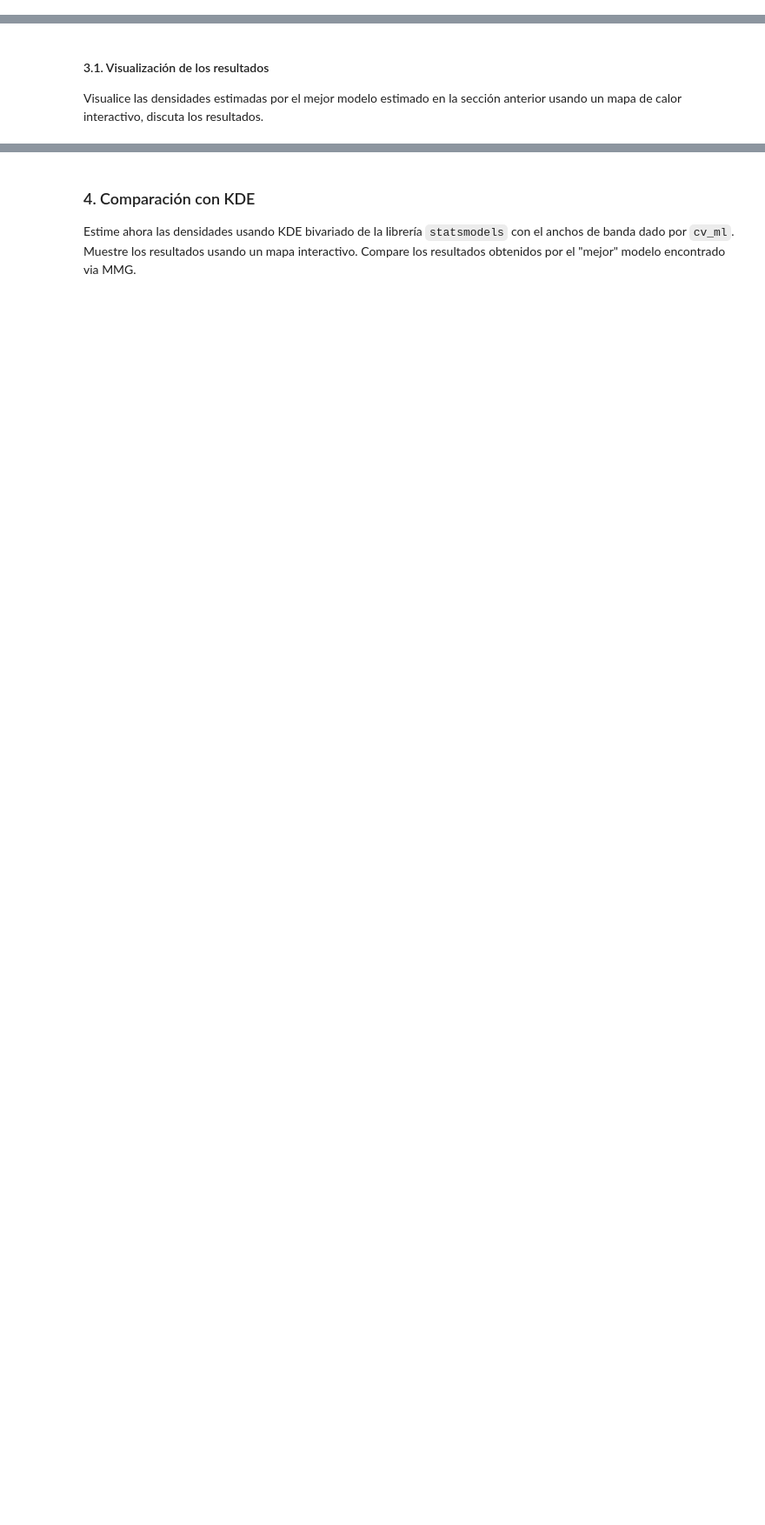
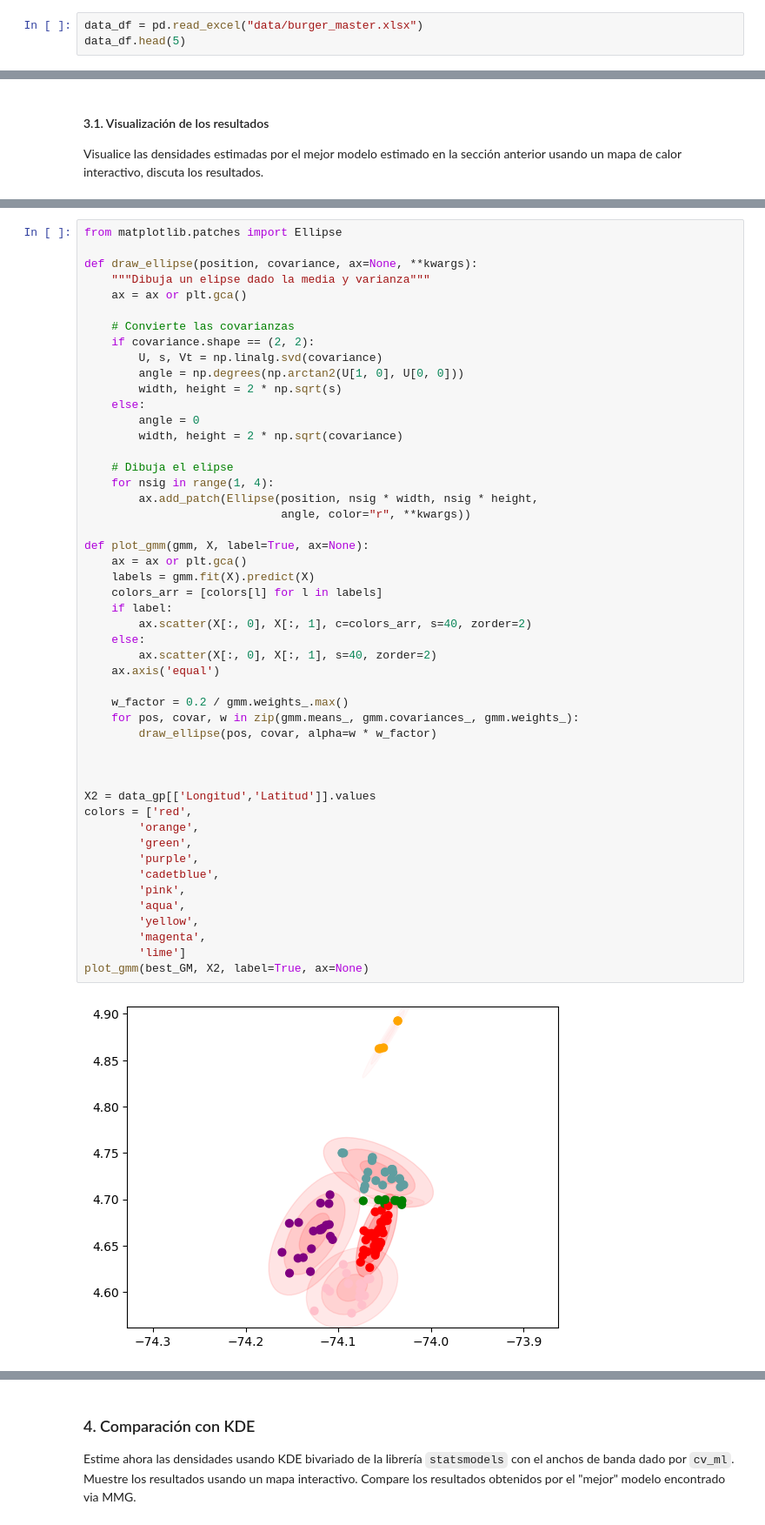
Before and after one commit to juankquintana/aprendizaje-no-supervisado, a Jupyter notebook: Semana 8/Taller/JCQ S8_LC_Taller_GMM.ipynb, the cells around one changed output, grey strips where cells are left out. Shown at 87% size. Drawn from its saved outputs; the diff is of its cells as text; blank space fills up the shorter version.

```diff
--- a/Semana 8/Taller/JCQ S8_LC_Taller_GMM.ipynb
+++ b/Semana 8/Taller/JCQ S8_LC_Taller_GMM.ipynb
@@ -30,0 +35,3 @@ En la carpeta `data` se encuentra el archivo `burger_master.xlsx` para la ciudad
+# %%
+data_df = pd.read_excel("data/burger_master.xlsx")
+data_df.head(5)
@@ -54,0 +291,51 @@ Visualice las densidades estimadas por el  mejor modelo estimado en la sección
+# %%
+from matplotlib.patches import Ellipse
+
+def draw_ellipse(position, covariance, ax=None, **kwargs):
+    """Dibuja un elipse dado la media y varianza"""
+    ax = ax or plt.gca()
+
+    # Convierte las covarianzas
+    if covariance.shape == (2, 2):
+        U, s, Vt = np.linalg.svd(covariance)
+        angle = np.degrees(np.arctan2(U[1, 0], U[0, 0]))
+        width, height = 2 * np.sqrt(s)
+    else:
+        angle = 0
+        width, height = 2 * np.sqrt(covariance)
+
+    # Dibuja el elipse
+    for nsig in range(1, 4):
+        ax.add_patch(Ellipse(position, nsig * width, nsig * height,
+                             angle, color="r", **kwargs))
+
+def plot_gmm(gmm, X, label=True, ax=None):
+    ax = ax or plt.gca()
+    labels = gmm.fit(X).predict(X)
+    colors_arr = [colors[l] for l in labels]
+    if label:
+        ax.scatter(X[:, 0], X[:, 1], c=colors_arr, s=40, zorder=2)
+    else:
+        ax.scatter(X[:, 0], X[:, 1], s=40, zorder=2)
+    ax.axis('equal')
+
+    w_factor = 0.2 / gmm.weights_.max()
+    for pos, covar, w in zip(gmm.means_, gmm.covariances_, gmm.weights_):
+        draw_ellipse(pos, covar, alpha=w * w_factor)
+
+
+
+X2 = data_gp[['Longitud','Latitud']].values
+colors = ['red',
+        'orange',
+        'green',
+        'purple',
+        'cadetblue',
+        'pink',
+        'aqua',
+        'yellow',
+        'magenta',
+        'lime']
+plot_gmm(best_GM, X2, label=True, ax=None)
+# %% [output]
+[figure, added]
```
Also changed, not shown: parts of 52 cells of this notebook, 1 other file.
